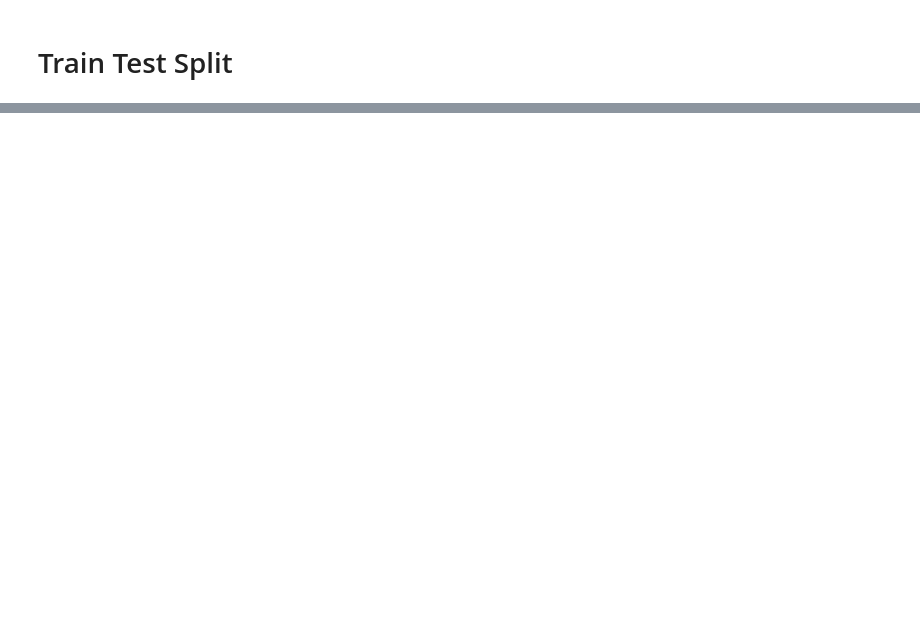
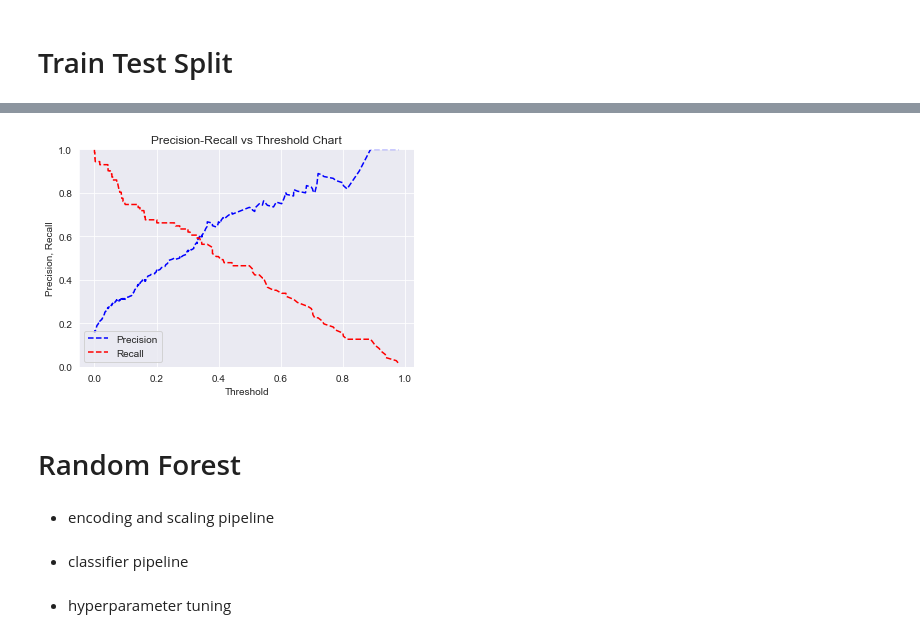
Before and after one commit to zichenghuang/hr-attrition, a Jupyter notebook: Model.ipynb, the cells around one changed output, grey strips where cells are left out. Saved outputs shown, nothing was run; the diff lists cells and outputs as text; code cells hidden in the pictures; blank space fills up the shorter version.

```diff
--- a/Model.ipynb
+++ b/Model.ipynb
@@ -247,0 +382,24 @@ df.Attrition = np.select(conditions, values)
+# %%
+pred_y=gscv_lr.predict(X_test)
+
+probs_y=gscv_lr.predict_proba(X_test)
+  # probs_y is a 2-D array of probability of being labeled as 0 (first column of array) vs 1 (2nd column in array)
+
+from sklearn.metrics import precision_recall_curve
+precision, recall, thresholds = precision_recall_curve(y_test, probs_y[:, 1])
+   #retrieve probability of being 1(in second column of probs_y)
+pr_auc = metrics.auc(recall, precision)
+
+plt.title("Precision-Recall vs Threshold Chart")
+plt.plot(thresholds, precision[: -1], "b--", label="Precision")
+plt.plot(thresholds, recall[: -1], "r--", label="Recall")
+plt.ylabel("Precision, Recall")
+plt.xlabel("Threshold")
+plt.legend(loc="lower left")
+plt.ylim([0,1]);
+# %% [output]
+[figure, added]
+# %% [markdown]
+# Random Forest
+# %% [markdown]
+- encoding and scaling pipeline
@@ -247,0 +412,2 @@ df.Attrition = np.select(conditions, values)
+# %% [markdown]
+- classifier pipeline
@@ -247,0 +419,2 @@ df.Attrition = np.select(conditions, values)
+# %% [markdown]
+- hyperparameter tuning
```
Also changed, not shown: parts of 44 cells of this notebook.
